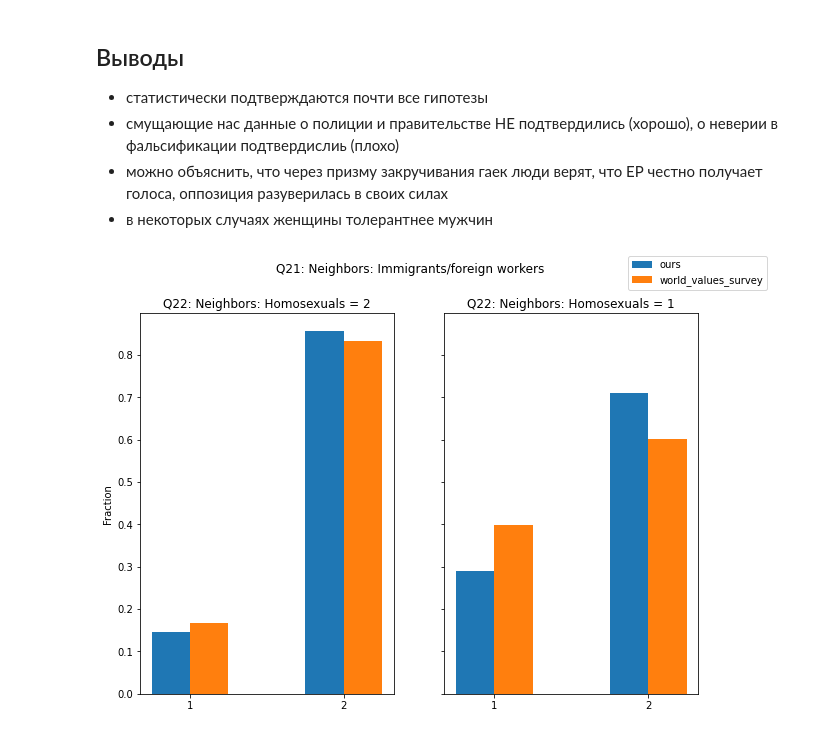
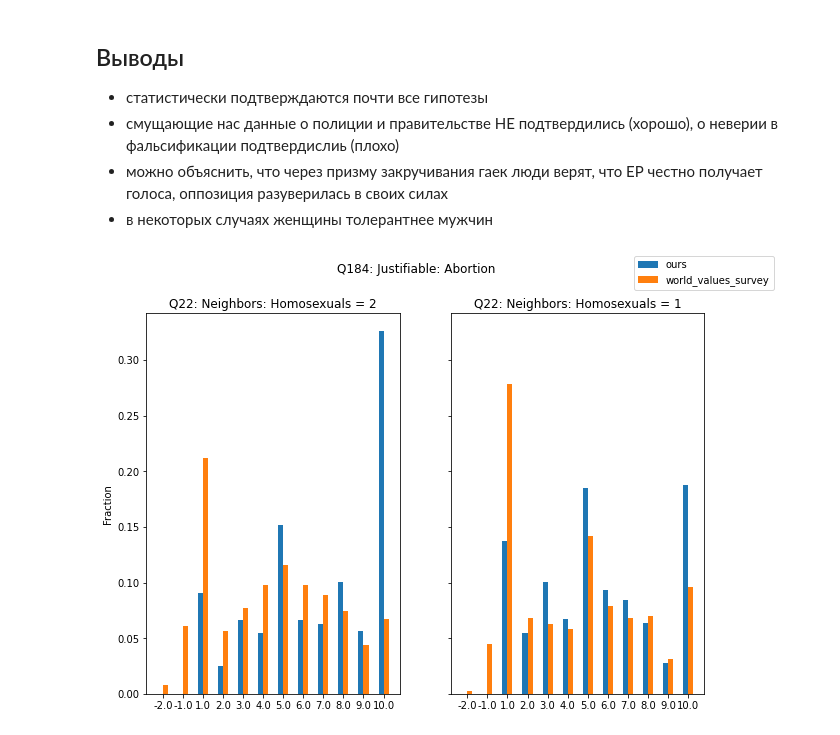
Before and after one commit to btseytlin/toloka_sociology, a Jupyter notebook: notebooks/Toloka_analysis_2.ipynb, the cells around one changed output. Cells and saved outputs as stored; diff of their text form; code cells hidden in the pictures.

```diff
--- a/notebooks/Toloka_analysis_2.ipynb
+++ b/notebooks/Toloka_analysis_2.ipynb
@@ -1179,7 +1169,7 @@ Probably different distributions
 * в некоторых случаях женщины толерантнее мужчин
 # %%
 plot_cats_by_category_normalized(df,
-                                 'Q21: Neighbors: Immigrants/foreign workers',
-                                  'Q22: Neighbors: Homosexuals')
+                                 'Q184: Justifiable: Abortion',
+                                 'Q22: Neighbors: Homosexuals')
 # %% [output]
-[figure, old version]
+[figure, new version]
```
Also changed, not shown: parts of 5 cells of this notebook.
